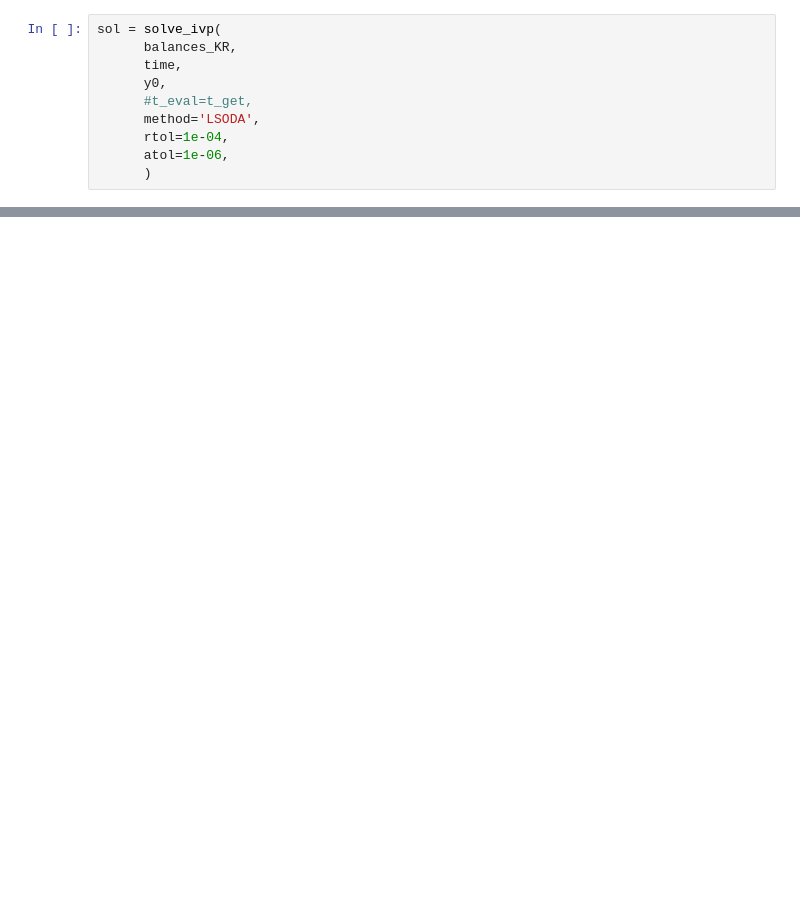
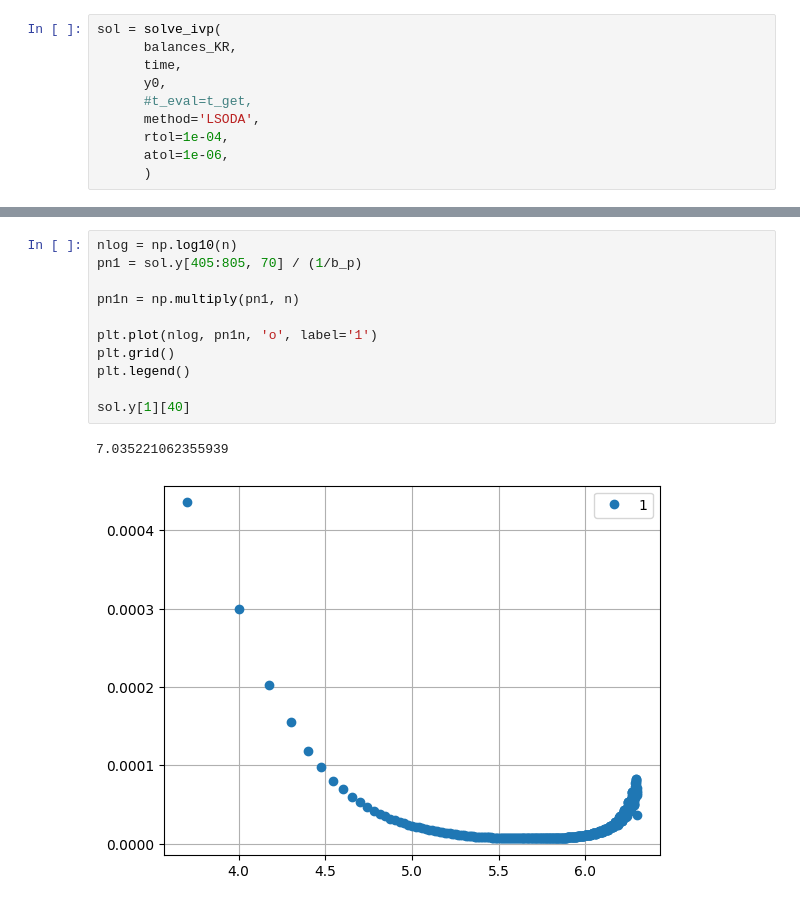
Before and after one commit to NicolasHeredia/KR_method, a Jupyter notebook: kr_second_test.ipynb, the cells around one changed output, grey strips where cells are left out. Cells and saved outputs as stored; diff of their text form; blank space fills up the shorter version.

```diff
--- a/kr_second_test.ipynb
+++ b/kr_second_test.ipynb
@@ -231,0 +229,14 @@ plt.show()
+# %%
+nlog = np.log10(n)
+pn1 = sol.y[405:805, 70] / (1/b_p)
+
+pn1n = np.multiply(pn1, n)
+
+plt.plot(nlog, pn1n, 'o', label='1')
+plt.grid()
+plt.legend()
+
+sol.y[1][40]
+# %% [output]
+7.035221062355939
+[figure, added]
```
Also changed, not shown: parts of 13 cells of this notebook.
